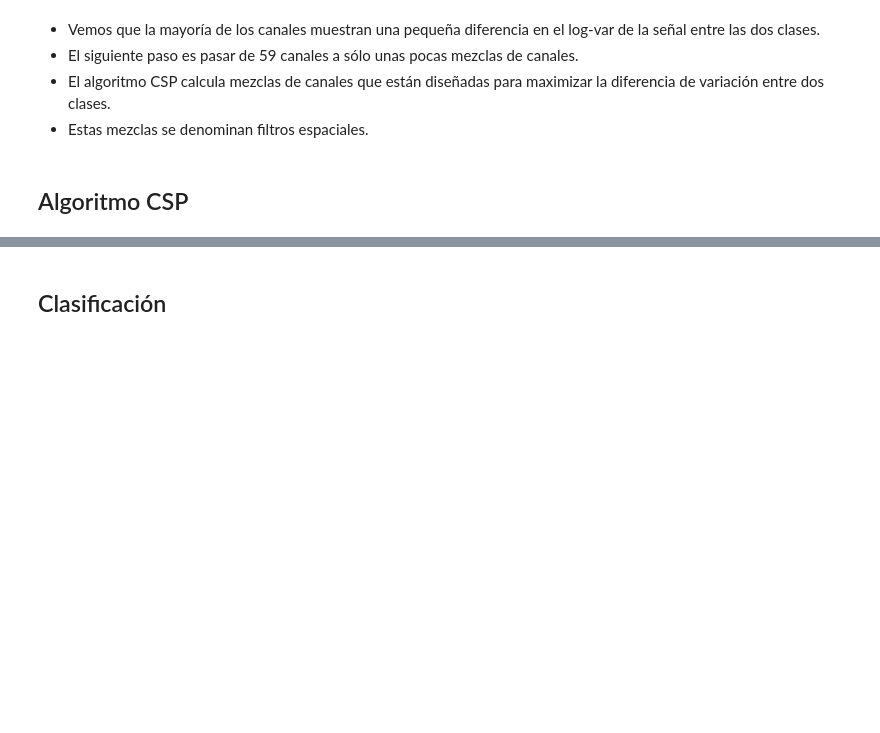
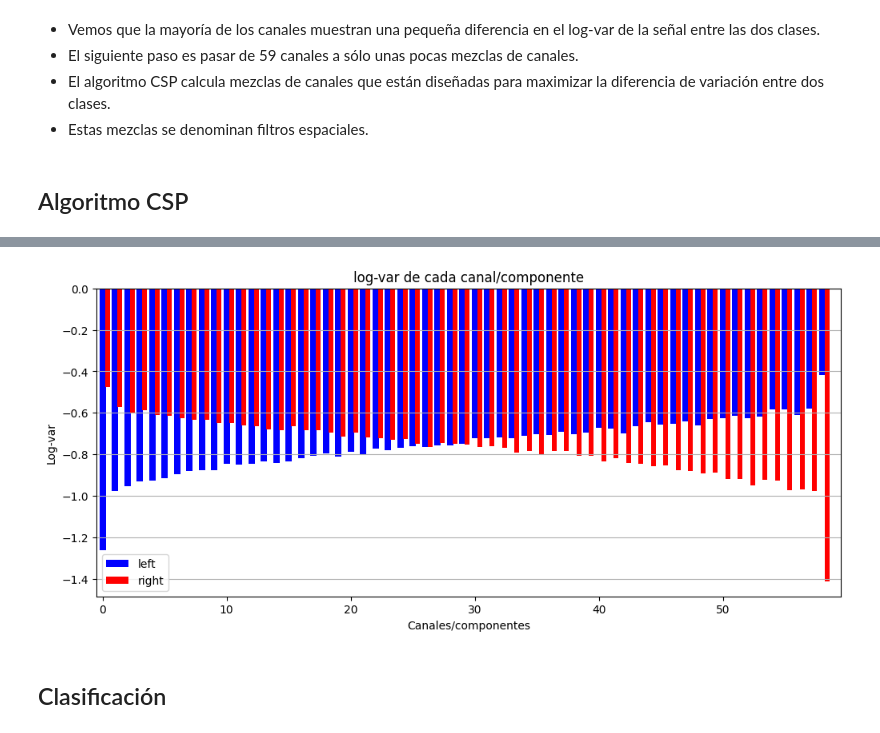
Before and after one commit to OmarAlejandroLinares/Signal-Processing-for-motor-imagery-BCI, a Jupyter notebook: lectura.ipynb, the cells around one changed output, grey strips where cells are left out. Cells and saved outputs as stored; diff of their text form; code cells hidden in the pictures; blank space fills up the shorter version.

```diff
--- a/lectura.ipynb
+++ b/lectura.ipynb
@@ -434,3 +432,9 @@ ValueError: too many values to unpack (expected 2)
+# %%
+# Graficando log-var una vez aplicado el algoritmo CSP
+trials_logvar = {cl1: logvar(trials_csp[cl1]),cl2: logvar(trials_csp[cl2])}
+plot_logvar(trials_logvar)
+# %% [output]
+[figure, added]
 # %% [markdown]
 ## Clasificación
 # %% [markdown]
```
Also changed, not shown: parts of 1 cell of this notebook.
